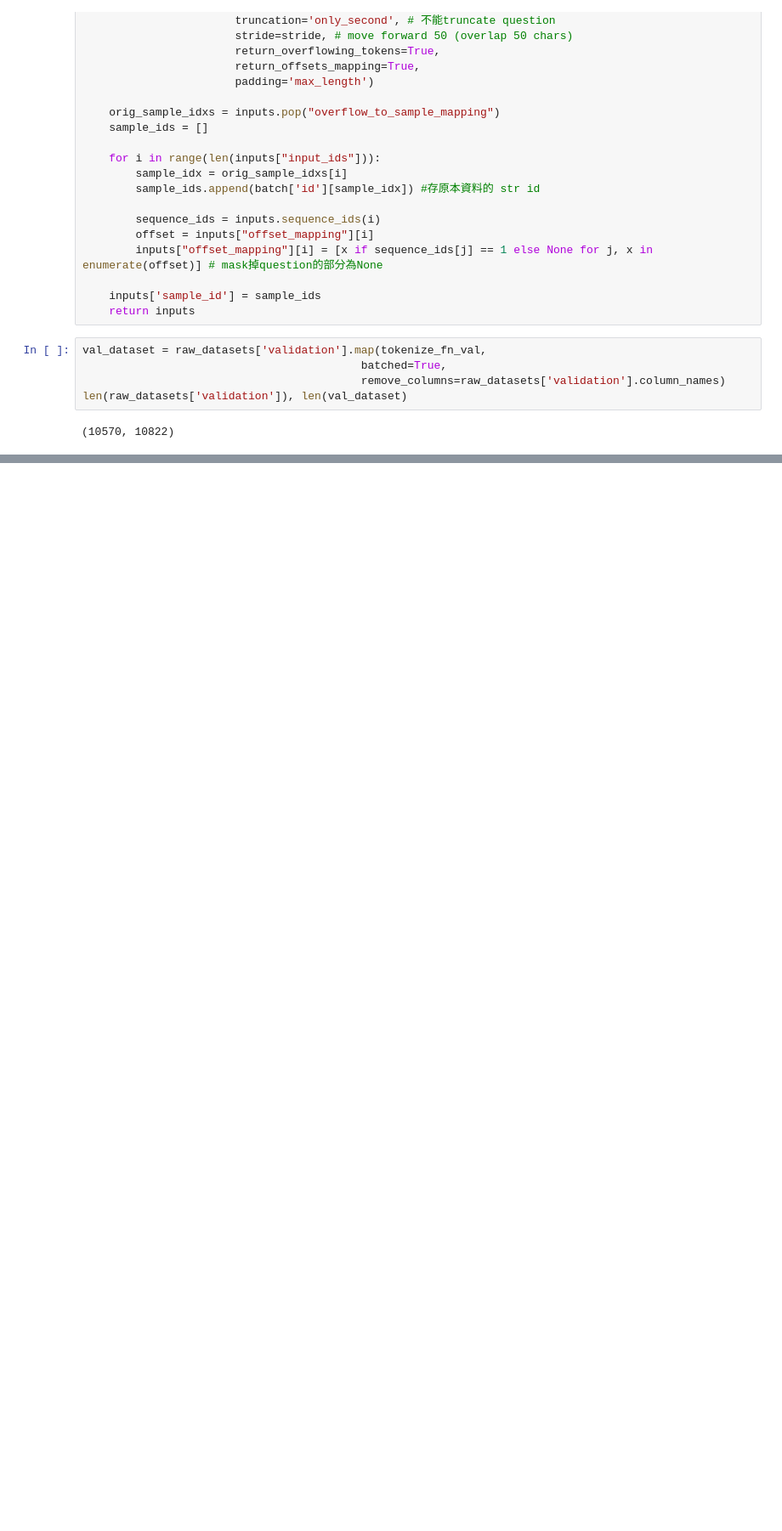
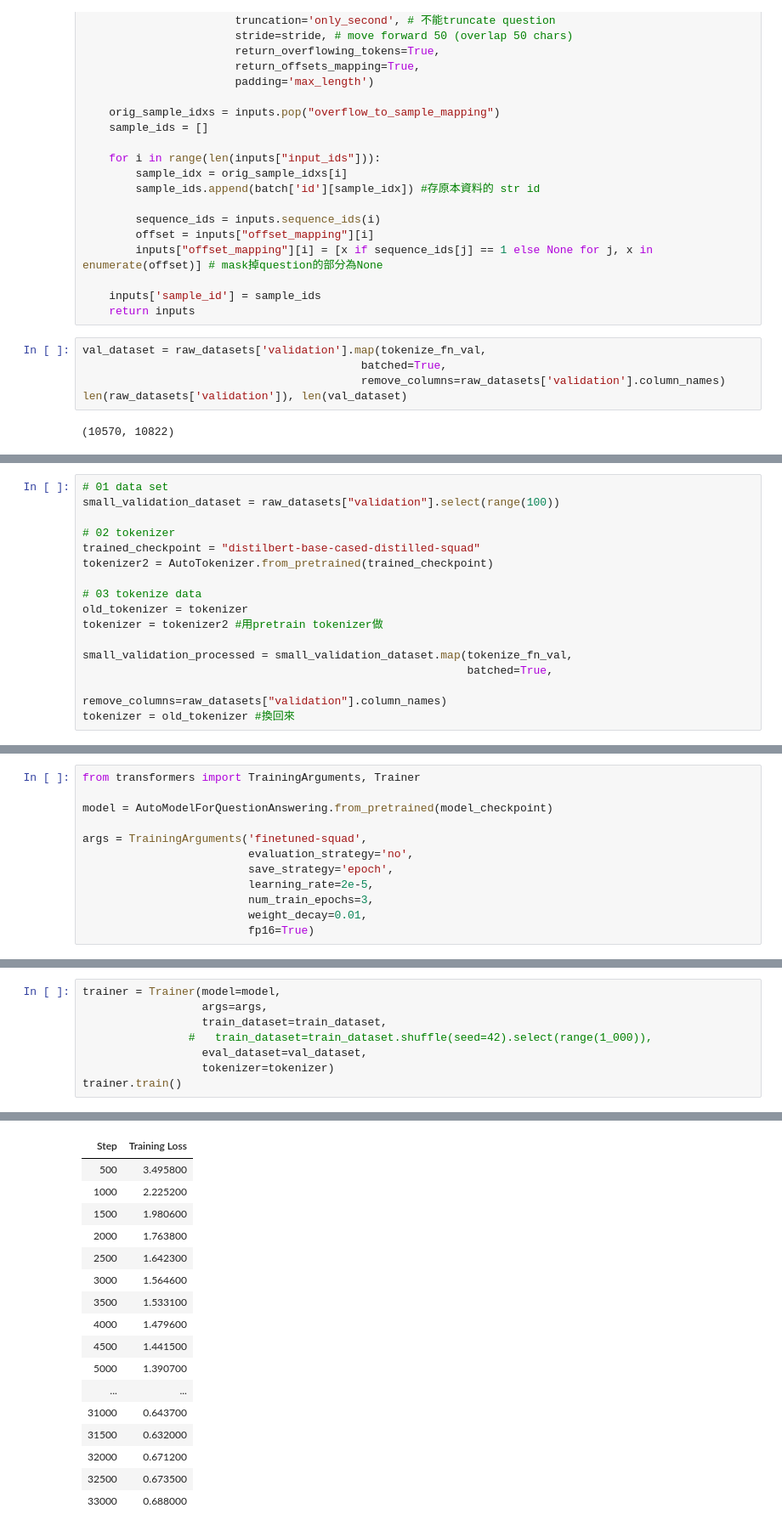
Before and after one commit to ZolaHsieh/nlp_qa, a Jupyter notebook: QA.ipynb, the cells around one changed output, grey strips where cells are left out. Shown at 85% size. Drawn from its saved outputs; the diff is of its cells as text; blank space fills up the shorter version.

Commit message:
feat: metrics, train&val, store&load model

```diff
--- a/QA.ipynb
+++ b/QA.ipynb
@@ -370,0 +380,16 @@ len(raw_datasets['validation']), len(val_dataset)
+# %%
+# 01 data set
+small_validation_dataset = raw_datasets["validation"].select(range(100))
+
+# 02 tokenizer
+trained_checkpoint = "distilbert-base-cased-distilled-squad"
+tokenizer2 = AutoTokenizer.from_pretrained(trained_checkpoint)
+
+# 03 tokenize data
+old_tokenizer = tokenizer
+tokenizer = tokenizer2 #用pretrain tokenizer做
+
+small_validation_processed = small_validation_dataset.map(tokenize_fn_val,
+                                                          batched=True,
+                                                          remove_columns=raw_datasets["validation"].column_names)
+tokenizer = old_tokenizer #換回來
@@ -370,0 +574,12 @@ len(raw_datasets['validation']), len(val_dataset)
+# %%
+from transformers import TrainingArguments, Trainer
+
+model = AutoModelForQuestionAnswering.from_pretrained(model_checkpoint)
+
+args = TrainingArguments('finetuned-squad',
+                         evaluation_strategy='no',
+                         save_strategy='epoch',
+                         learning_rate=2e-5,
+                         num_train_epochs=3,
+                         weight_decay=0.01,
+                         fp16=True)
@@ -370,0 +589,9 @@ len(raw_datasets['validation']), len(val_dataset)
+# %%
+trainer = Trainer(model=model,
+                  args=args,
+                  train_dataset=train_dataset,
+                #   train_dataset=train_dataset.shuffle(seed=42).select(range(1_000)),
+                  eval_dataset=val_dataset,
+                  tokenizer=tokenizer)
+trainer.train()
+# %% [output]
@@ -370,0 +599,17 @@ len(raw_datasets['validation']), len(val_dataset)
+| Step | Training Loss |
+| 500 | 3.495800 |
+| 1000 | 2.225200 |
+| 1500 | 1.980600 |
+| 2000 | 1.763800 |
+| 2500 | 1.642300 |
+| 3000 | 1.564600 |
+| 3500 | 1.533100 |
+| 4000 | 1.479600 |
+| 4500 | 1.441500 |
+| 5000 | 1.390700 |
+| ... | ... |
+| 31000 | 0.643700 |
+| 31500 | 0.632000 |
+| 32000 | 0.671200 |
+| 32500 | 0.673500 |
+| 33000 | 0.688000 |
```
Also changed, not shown: parts of 33 cells of this notebook.
